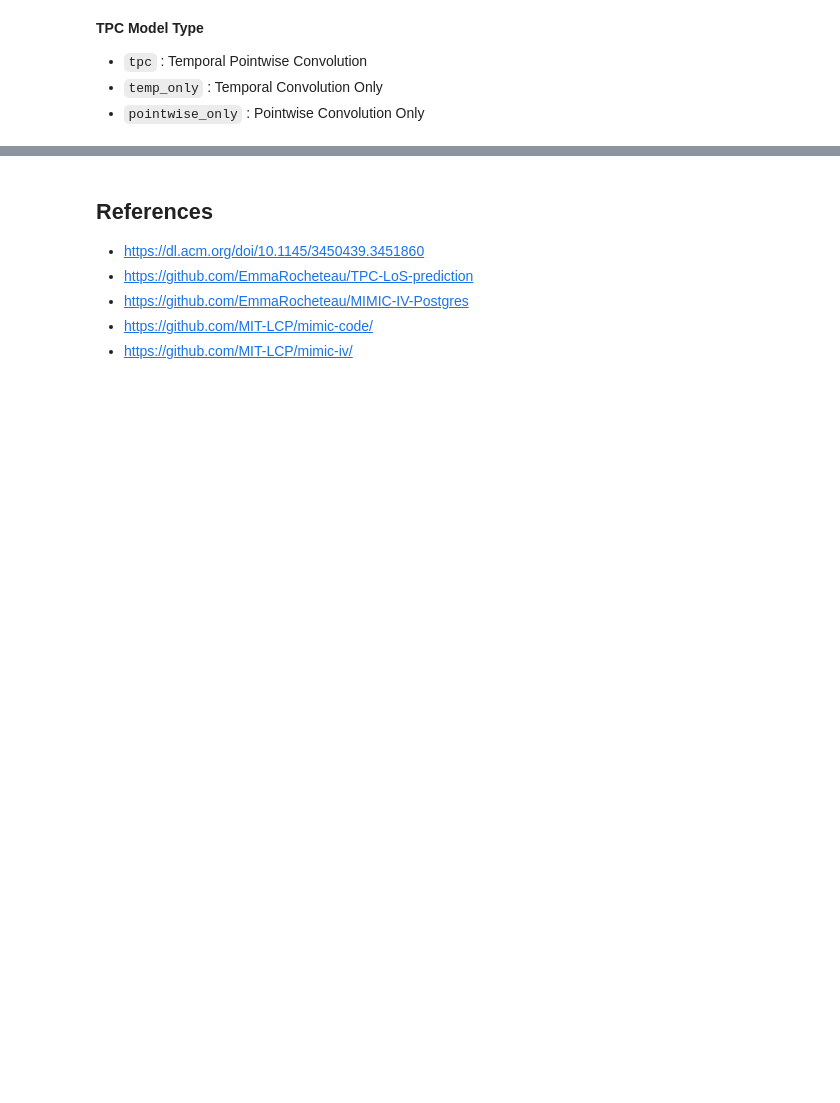
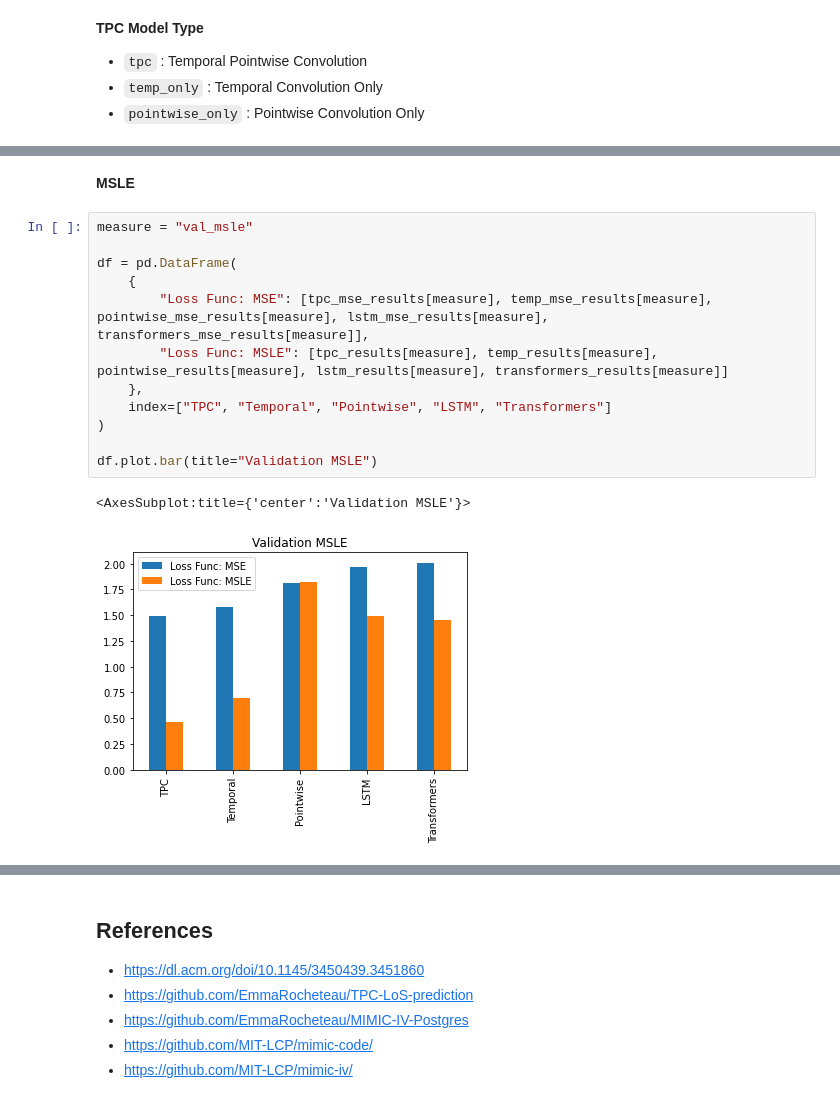
Before and after one commit to SewoongLee/cs598_replication_tpc_los_prediction, a Jupyter notebook: summary_notebook.ipynb, the cells around one changed output, grey strips where cells are left out. Drawn from its saved outputs; the diff is of its cells as text; blank space fills up the shorter version.

```diff
--- a/summary_notebook.ipynb
+++ b/summary_notebook.ipynb
@@ -224,0 +394,17 @@ Text(0.5, 1.0, 'Execution Time (min)')
+# %% [markdown]
+**MSLE**
+# %%
+measure = "val_msle"
+
+df = pd.DataFrame(
+    {
+        "Loss Func: MSE": [tpc_mse_results[measure], temp_mse_results[measure], pointwise_mse_results[measure], lstm_mse_results[measure], transformers_mse_results[measure]],
+        "Loss Func: MSLE": [tpc_results[measure], temp_results[measure], pointwise_results[measure], lstm_results[measure], transformers_results[measure]]
+    },
+    index=["TPC", "Temporal", "Pointwise", "LSTM", "Transformers"]
+)
+
+df.plot.bar(title="Validation MSLE")
+# %% [output]
+<AxesSubplot:title={'center':'Validation MSLE'}>
+[figure, added]
```
Also changed, not shown: parts of 56 cells of this notebook, 1 other file.
